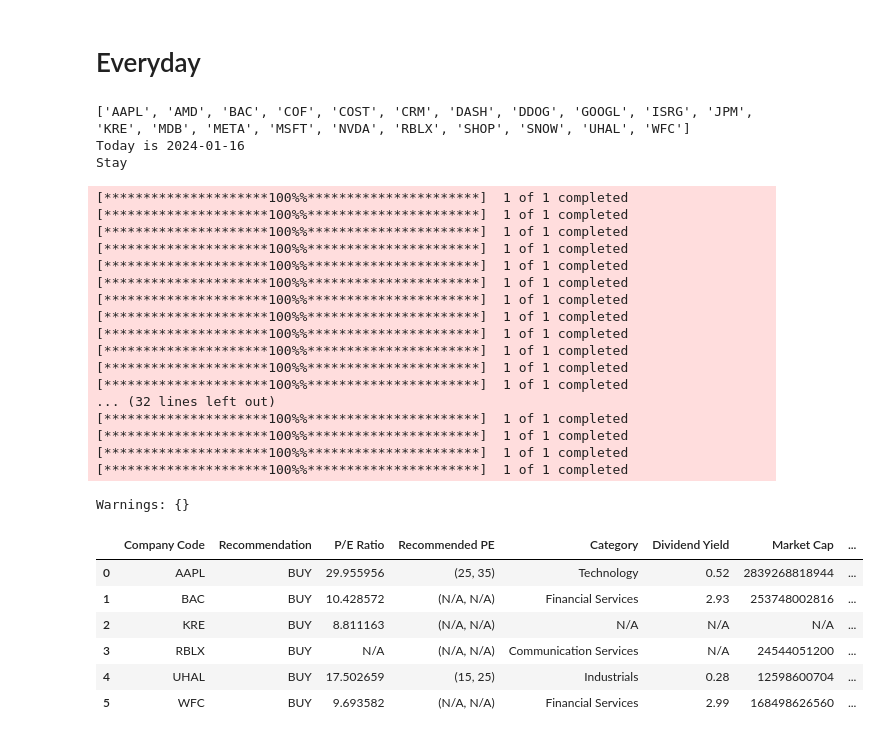
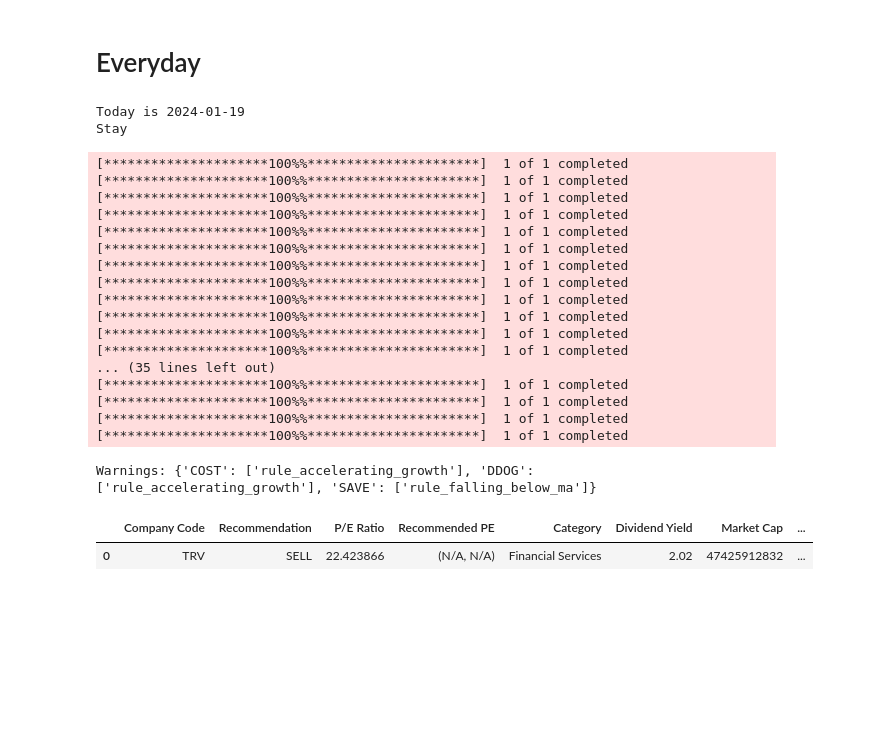
Before and after one commit to zhijiezh/stock-daily-check, a Jupyter notebook: test.ipynb, the cells around one changed output. Cells and saved outputs as stored; diff of their text form; code cells hidden in the pictures; blank space fills up the shorter version.

```diff
--- a/test.ipynb
+++ b/test.ipynb
@@ -637,52 +634,38 @@ Warnings: {'MRNA': ['rule_largest_gain'], 'MNST': ['rule_accelerating_growth']}
 date = datetime.today().strftime("%Y-%m-%d")
 # date = '2024-01-06'
 
-tickers = ['AAPL','AMD', 'ABNB','ALK', 'ARKK','ARM','BABA','BAC','BILI','BNTX', 'COF', 'COIN', 'COST', 'CRM', 'DASH', 'DDOG', 'DIS', 'GOOGL', 'HOOD', 'ISRG', 'JPM', 'KO', 'KRE', 'LYFT', 'MDB','META', 'MSFT', 'NKE', 'NVDA', 'ORCL', 'OXY', 'PDD', 'PLTR', 'PFE', 'RBLX', 'SAVE', 'SHOP', 'SNOW', 'SOFI', 'TMF', 'TRV', 'TSLA', 'TSM', 'UAL', 'UBER','UHAL', 'WFC','XOM']
-filter_rules = [
-    rule_price_above_moving_averages,
-    rule_ma200_uptrend,
-    rule_price_above_52week_low,
-    rule_price_near_52week_high
-]
-filtered_tickers = stock_filter(tickers, filter_rules)
-print(filtered_tickers)
-stock_table = get_stock_info_on_date(filtered_tickers, date,rsi_buy_signal=40,rsi_sell_signal=90)
+tickers = ['AAPL','AMD', 'ABNB','ALK', 'ARKK','ARM','BABA','BAC','BILI','BNTX', 'COF', 'COIN', 'COST', 'CRM', 'DASH', 'DDOG', 'DIS', 'GOOGL', 'HOOD', 'ISRG', 'JPM', 'KO', 'KRE', 'LYFT', 'MDB','META', 'MSFT', 'NKE', 'NVDA', 'ORCL', 'OXY', 'PDD', 'PLTR', 'PFE', 'RBLX', 'SAVE', 'SHOP', 'SNOW', 'SOFI', 'SMCI', 'INTC', 'BA', 'TMF', 'TRV', 'TSLA', 'TSM', 'UAL', 'UBER','UHAL', 'WFC','XOM']
+stock_table = get_stock_info_on_date(tickers, date,rsi_buy_signal=40,rsi_sell_signal=90)
 
 
 warning_rules = [rule_price_increase, rule_largest_gain, rule_accelerating_growth, rule_falling_below_ma]
 warnings = stock_warning_system(tickers, date, warning_rules)
 print("Warnings:", warnings)
 
 
 # Set the display.max_rows option to None
 pd.set_option('display.max_rows', None)
 display(stock_table)
 # %% [output]
-['AAPL', 'AMD', 'BAC', 'COF', 'COST', 'CRM', 'DASH', 'DDOG', 'GOOGL', 'ISRG', 'JPM', 'KRE', 'MDB', 'META', 'MSFT', 'NVDA', 'RBLX', 'SHOP', 'SNOW', 'UHAL', 'WFC']
-Today is 2024-01-16
+Today is 2024-01-19
 Stay
 [*********************100%%**********************]  1 of 1 completed
 [*********************100%%**********************]  1 of 1 completed
 [*********************100%%**********************]  1 of 1 completed
 [*********************100%%**********************]  1 of 1 completed
 [*********************100%%**********************]  1 of 1 completed
 [*********************100%%**********************]  1 of 1 completed
 [*********************100%%**********************]  1 of 1 completed
 [*********************100%%**********************]  1 of 1 completed
 [*********************100%%**********************]  1 of 1 completed
 [*********************100%%**********************]  1 of 1 completed
 [*********************100%%**********************]  1 of 1 completed
 [*********************100%%**********************]  1 of 1 completed
-... (32 lines left out)
+... (35 lines left out)
 [*********************100%%**********************]  1 of 1 completed
 [*********************100%%**********************]  1 of 1 completed
 [*********************100%%**********************]  1 of 1 completed
 [*********************100%%**********************]  1 of 1 completed
-Warnings: {}
+Warnings: {'COST': ['rule_accelerating_growth'], 'DDOG': ['rule_accelerating_growth'], 'SAVE': ['rule_falling_below_ma']}
 |  | Company Code | Recommendation | P/E Ratio | Recommended PE | Category | Dividend Yield | Market Cap | ... |
-| 0 | AAPL | BUY | 29.955956 | (25, 35) | Technology | 0.52 | 2839268818944 | ... |
-| 1 | BAC | BUY | 10.428572 | (N/A, N/A) | Financial Services | 2.93 | 253748002816 | ... |
-| 2 | KRE | BUY | 8.811163 | (N/A, N/A) | N/A | N/A | N/A | ... |
-| 3 | RBLX | BUY | N/A | (N/A, N/A) | Communication Services | N/A | 24544051200 | ... |
-| 4 | UHAL | BUY | 17.502659 | (15, 25) | Industrials | 0.28 | 12598600704 | ... |
-| 5 | WFC | BUY | 9.693582 | (N/A, N/A) | Financial Services | 2.99 | 168498626560 | ... |
+| 0 | TRV | SELL | 22.423866 | (N/A, N/A) | Financial Services | 2.02 | 47425912832 | ... |
```
Also changed, not shown: parts of 5 cells of this notebook.
